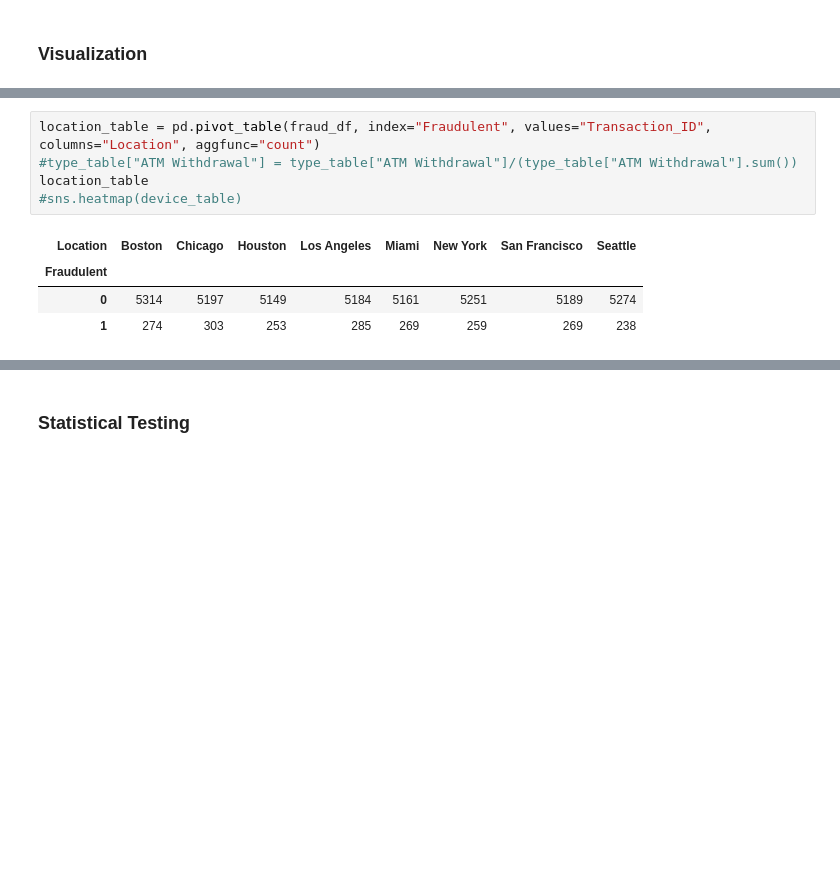
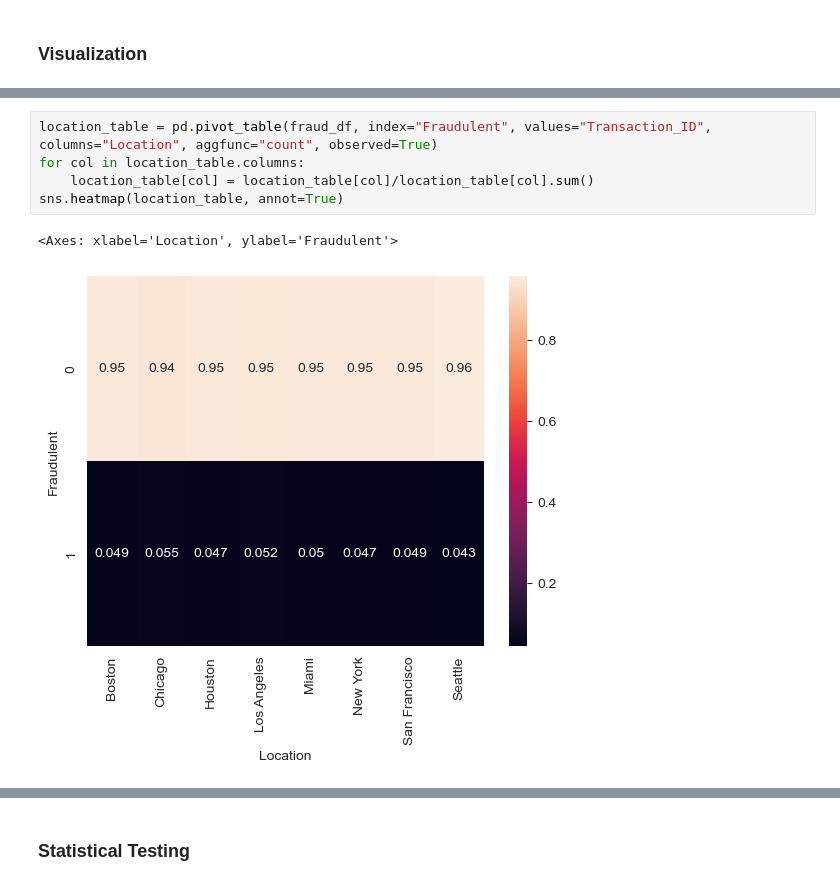
Before and after one commit to schuberte2026/DS_Project, a Jupyter notebook: Data Cleaning.ipynb, the cells around one changed output, grey strips where cells are left out. Drawn from its saved outputs; the diff is of its cells as text; blank space fills up the shorter version.

```diff
--- a/Data Cleaning.ipynb
+++ b/Data Cleaning.ipynb
@@ -119,11 +117,9 @@ device_table
 # %%
-location_table = pd.pivot_table(fraud_df, index="Fraudulent", values="Transaction_ID", columns="Location", aggfunc="count")
-#type_table["ATM Withdrawal"] = type_table["ATM Withdrawal"]/(type_table["ATM Withdrawal"].sum())
-location_table
-#sns.heatmap(device_table)
+location_table = pd.pivot_table(fraud_df, index="Fraudulent", values="Transaction_ID", columns="Location", aggfunc="count", observed=True)
+for col in location_table.columns:
+    location_table[col] = location_table[col]/location_table[col].sum()
+sns.heatmap(location_table, annot=True)
 # %% [output]
-| Location | Boston | Chicago | Houston | Los Angeles | Miami | New York | San Francisco | Seattle |
-| Fraudulent |  |  |  |  |  |  |  |  |
-| 0 | 5314 | 5197 | 5149 | 5184 | 5161 | 5251 | 5189 | 5274 |
-| 1 | 274 | 303 | 253 | 285 | 269 | 259 | 269 | 238 |
+<Axes: xlabel='Location', ylabel='Fraudulent'>
+[figure, added]
 # %%
```
Also changed, not shown: parts of 7 cells of this notebook, 1 other file.
